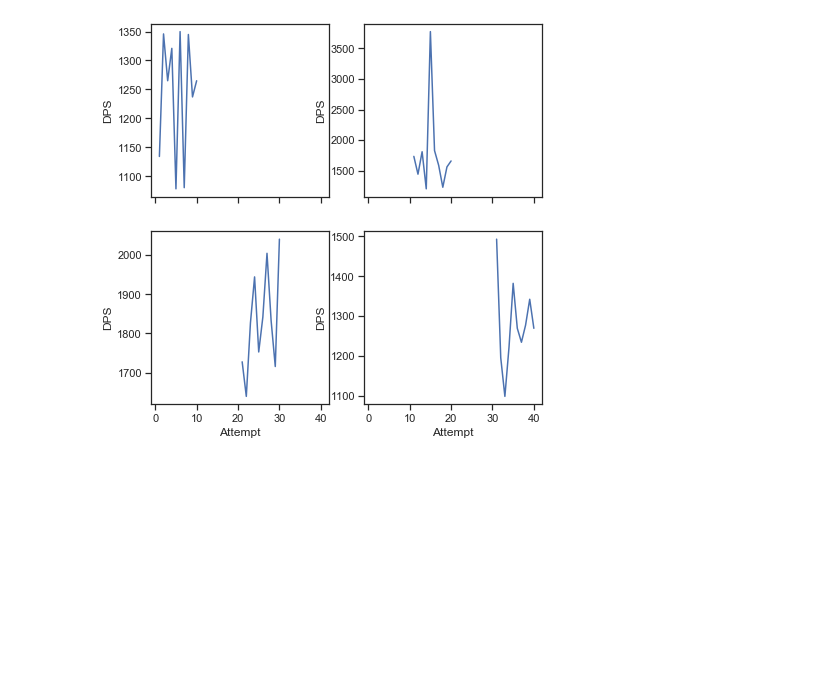
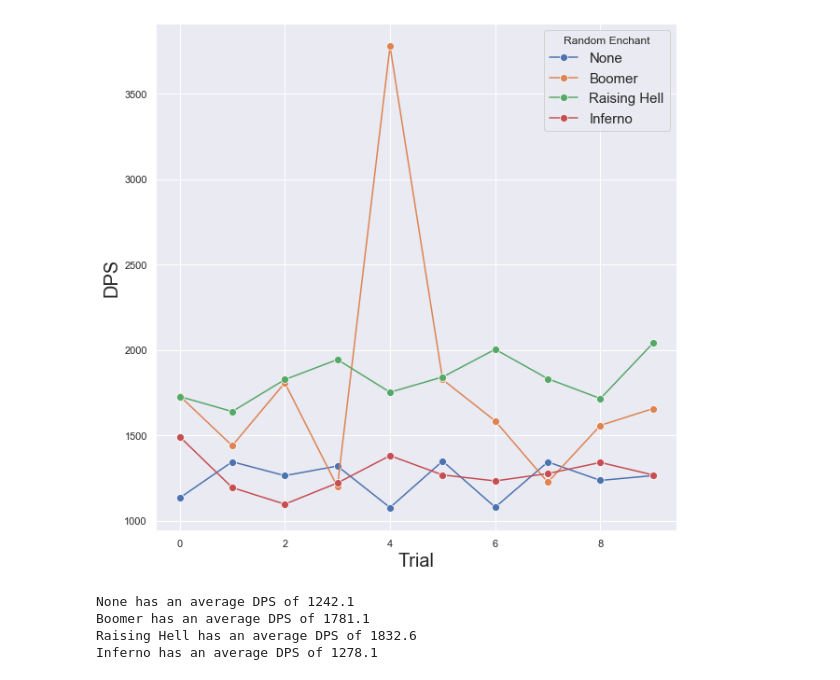
Before and after one commit to Masaya-Heywood/AscensionTesting, a Jupyter notebook: May/Hellfire RE/Hellfire Random Enchantments.ipynb, the cells around one changed output. Cells and saved outputs as stored; diff of their text form; code cells hidden in the pictures; blank space fills up the shorter version.

Commit message:
Finished DPS Line Graph for Hellfire RE

```diff
--- a/May/Hellfire RE/Hellfire Random Enchantments.ipynb
+++ b/May/Hellfire RE/Hellfire Random Enchantments.ipynb
@@ -44,17 +49,46 @@ hellfire_basic = hellfire.loc[hellfire['Build'] == 'Basic']
 hellfire_double = hellfire.loc[hellfire['Build'] == 'Double']
 hellfire_demon = hellfire.loc[hellfire['Build'] == 'Demon']
 hellfire_dup = hellfire.loc[hellfire['Build'] == 'Duplicate']
-# %%
-fig, ax = plt.subplots(2, 2, figsize=(7, 7), sharex=True)
-
-sns.set()
-sns.set_style("ticks", {"ytick.major.size": 10})
-
-
-sns.lineplot(x="Attempt", y="DPS", data=hellfire_basic, ax=ax[0, 0])
-sns.lineplot(x="Attempt", y="DPS", data=hellfire_double, ax=ax[0, 1])
-sns.lineplot(x="Attempt", y="DPS", data=hellfire_demon, ax=ax[1, 0])
-sns.lineplot(x="Attempt", y="DPS", data=hellfire_dup, ax=ax[1, 1])
-plt.show()
-# %% [output]
-[figure, removed]
+# %%
+fig, ax = plt.subplots(figsize=(10, 10), sharex=True)
+ten_intervals = range(0,10)
+#ax_intervals =[ax[0,0], ax[0,1], ax[1,0], ax[1,1]]
+
+
+plot = [hellfire_basic, hellfire_double, hellfire_demon, hellfire_dup]
+titles = ["None", "Boomer", "Raising Hell", "Inferno"]
+
+for plot_num in range(len(plot)):
+    local_plot = plot[plot_num]
+    local_plot.reset_index()
+
+    sns.lineplot(x=ten_intervals, y="DPS", data=local_plot, ax = ax)
+    ax.lines[plot_num].set_marker("o")
+    ax.lines[plot_num].set_markersize(8)
+
+
+sns.set(style="darkgrid")
+plt.ylabel('DPS', fontsize=20)
+plt.xlabel('Trial', fontsize=20)
+ax.legend(['None', 'Boomer', 'Raising Hell', 'Inferno'], title='Random Enchant', prop={'size': 15})
+
+plt.show()
+# %% [output]
+[figure, added]
+# %%
+dps_median = []
+dps_mean = []
+#dps_median[plot_num] = np.median(plot[plot_num]['DPS'])
+
+for plot_num in range(len(plot)):
+    dps_median.append(1)
+    dps_median[plot_num] = np.median(plot[plot_num]['DPS'])
+
+    dps_mean.append(1)
+    dps_mean[plot_num] = np.mean(plot[plot_num]['DPS'])
+    print(titles[plot_num] + " has an average DPS of", dps_mean[plot_num])
+# %% [output]
+None has an average DPS of 1242.1
+Boomer has an average DPS of 1781.1
+Raising Hell has an average DPS of 1832.6
+Inferno has an average DPS of 1278.1
```
Also changed, not shown: parts of 3 cells of this notebook.
